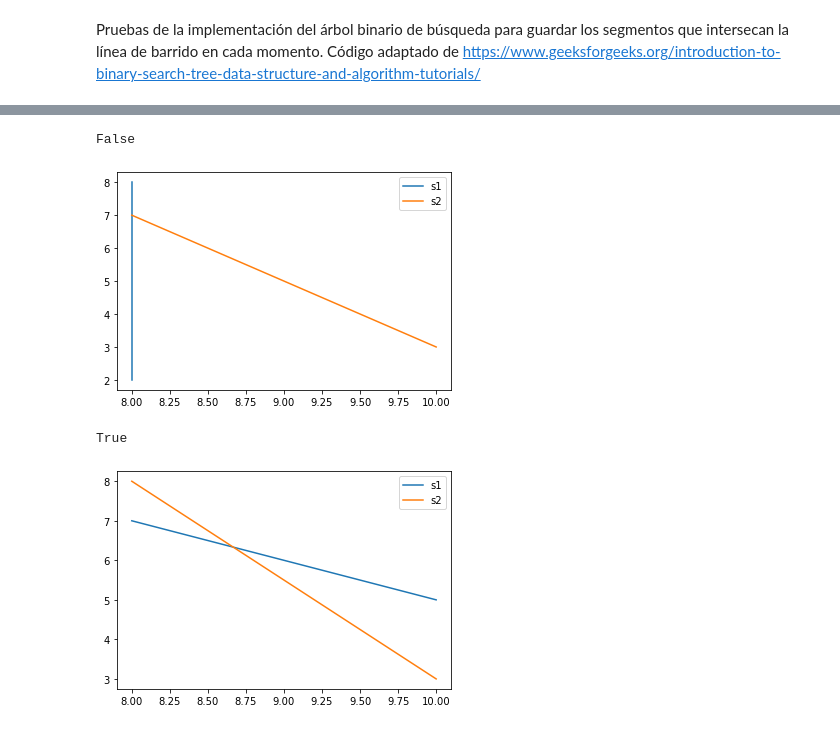
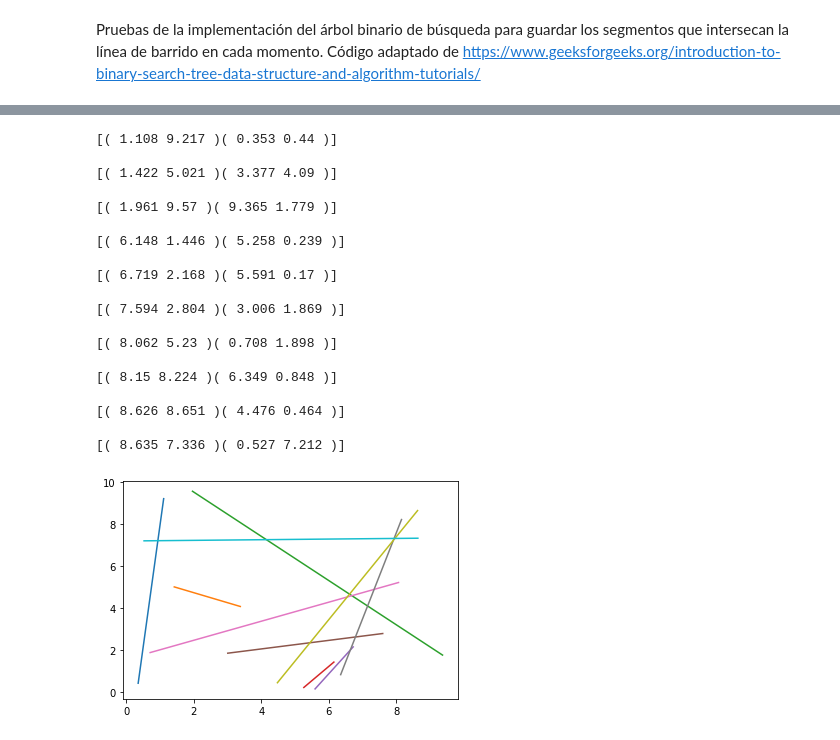
Before and after one commit to Pagutri/Tarea2Geometria, a Jupyter notebook: test_sweep_line.ipynb, the cells around one changed output, grey strips where cells are left out. Drawn from its saved outputs; the diff is of its cells as text; code cells hidden in the pictures.

Commit message:
Lista función para borrar nodo de T

```diff
--- a/test_sweep_line.ipynb
+++ b/test_sweep_line.ipynb
@@ -70,21 +49,24 @@ True
-# %%
-s1 = Segment(p1, Point(8, 2))
-s1.dibujar("s1")
-s2.dibujar("s2")
-plt.legend()
-print(s2 < s1)
-# %% [output]
-False
-[figure, removed]
-# %%
-p1 = Point(8, 8)
-p2 = Point(8, 7)
-s1 = Segment(p2, Point(10, 5))
-s2 = Segment(p1, Point(10, 3))
-s1.dibujar("s1")
-s2.dibujar("s2")
-plt.legend()
-print(s1 < s2)
-# %% [output]
-True
-[figure, removed]
+# %%
+raiz = T.borrar_nodo(raiz, Segment(Point(3.035, 5.076), Point(7.145, 2.924)))
+T.inorder(raiz)
+# %% [output]
+[( 1.108 9.217 )( 0.353 0.44 )]
+
+[( 1.422 5.021 )( 3.377 4.09 )]
+
+[( 1.961 9.57 )( 9.365 1.779 )]
+
+[( 6.148 1.446 )( 5.258 0.239 )]
+
+[( 6.719 2.168 )( 5.591 0.17 )]
+
+[( 7.594 2.804 )( 3.006 1.869 )]
+
+[( 8.062 5.23 )( 0.708 1.898 )]
+
+[( 8.15 8.224 )( 6.349 0.848 )]
+
+[( 8.626 8.651 )( 4.476 0.464 )]
+
+[( 8.635 7.336 )( 0.527 7.212 )]
+[figure, added]
```
Also changed, not shown: parts of 3 cells of this notebook, 2 other files.
